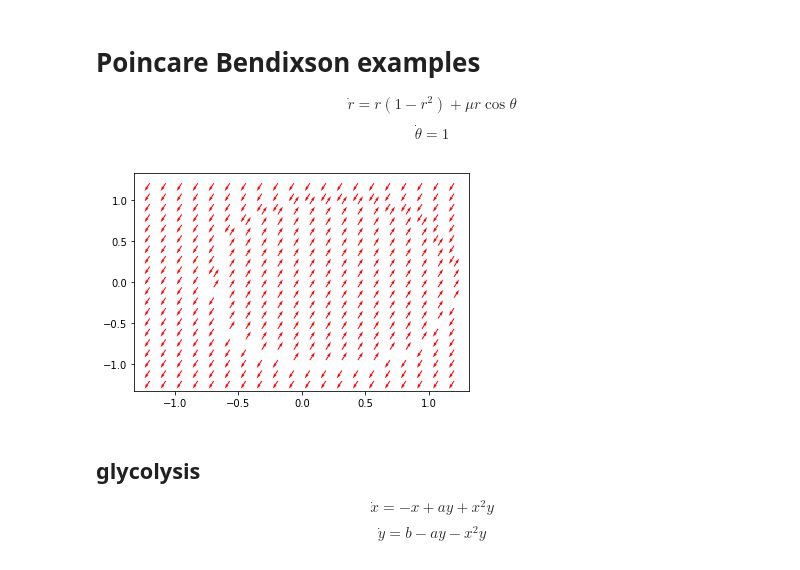
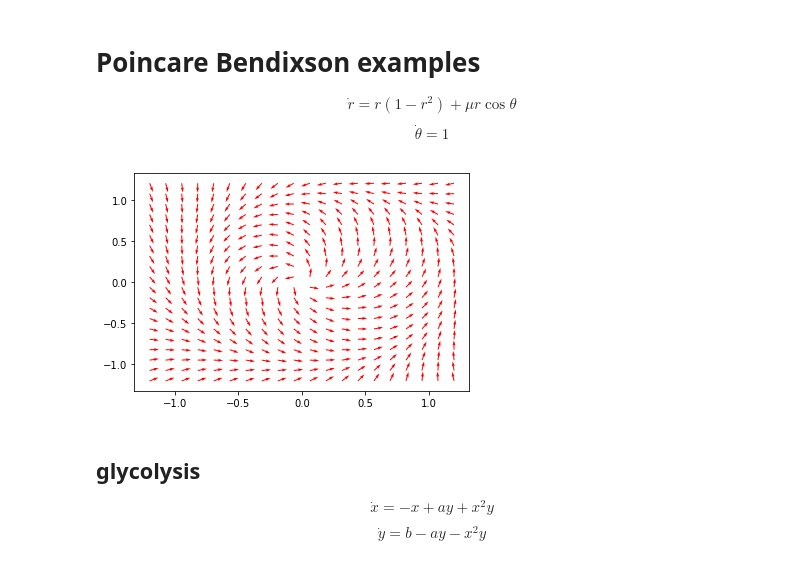
Before and after one commit to gggliuye/for_fun, a Jupyter notebook: NDS/Chapter 7.ipynb, the cells around one changed output. Saved outputs shown, nothing was run; the diff lists cells and outputs as text; code cells hidden in the pictures.

```diff
--- a/NDS/Chapter 7.ipynb
+++ b/NDS/Chapter 7.ipynb
@@ -1,6 +1,31 @@
 # %%
 import numpy as np
 import matplotlib.pyplot as plt
+# %%
+def plot_derivative_polar(mu, grad_example, range_m = 8, reso = 20):
+    # create initial values for the grid plot
+    rs = np.linspace(-range_m, range_m, reso)
+    js = np.linspace(-range_m, range_m, reso)
+
+    x_grid, y_grid = np.meshgrid(rs, js)
+
+    # make into array for fast process
+    x_array = x_grid.reshape([1, -1])
+    y_array = y_grid.reshape([1, -1])
+    r_array = np.sqrt(x_array*x_array + y_array*y_array)
+    theta_array = np.arctan2(y_array, x_array)
+
+    x_y_array = np.concatenate((r_array, theta_array), axis=0)
+    deri_array = grad_example(x_y_array, mu)
+
+    result = np.empty(deri_array.shape)
+    sin_theta = np.sin(theta_array)
+    cos_theta = np.cos(theta_array)
+    result[0, :] = cos_theta * deri_array[0, :] - r_array * sin_theta * deri_array[1, :]
+    result[1, :] = sin_theta * deri_array[0, :] + r_array * cos_theta * deri_array[1, :]
+    result = result / np.linalg.norm(result, axis=0)
+
+    fig = plt.quiver(x_array, y_array, result[0, :], result[1, :], color='r')
 # %% [markdown]
 # Poincare Bendixson examples
 $$
@@ -47,7 +49,7 @@ def plot_derivative(mu, range_m = 8, reso = 20):
 # %%
-plot_derivative(0.5, 1.2)
+plot_derivative_polar(0.5, grad_example, 1.2)
 # %% [output]
-[figure, old version]
+[figure, new version]
 # %% [markdown]
 ## glycolysis
 
```
Also changed, not shown: parts of 3 cells of this notebook.
